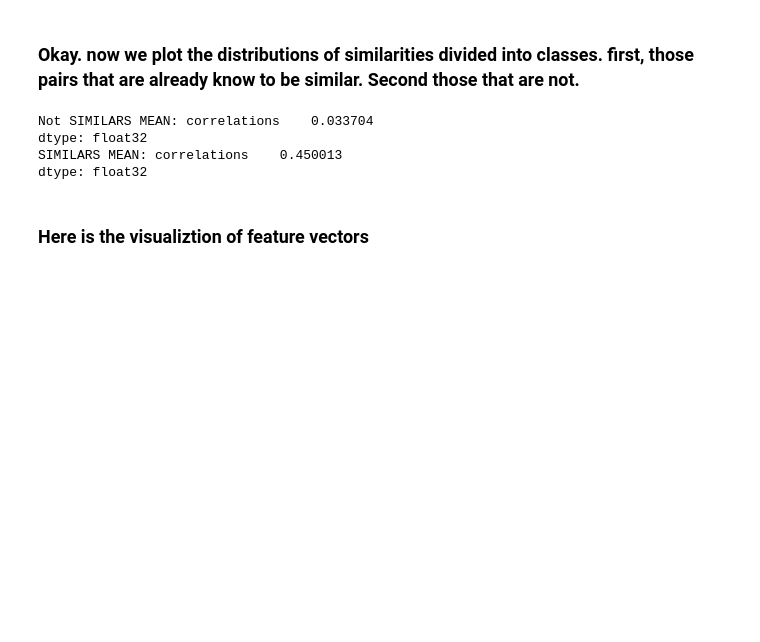
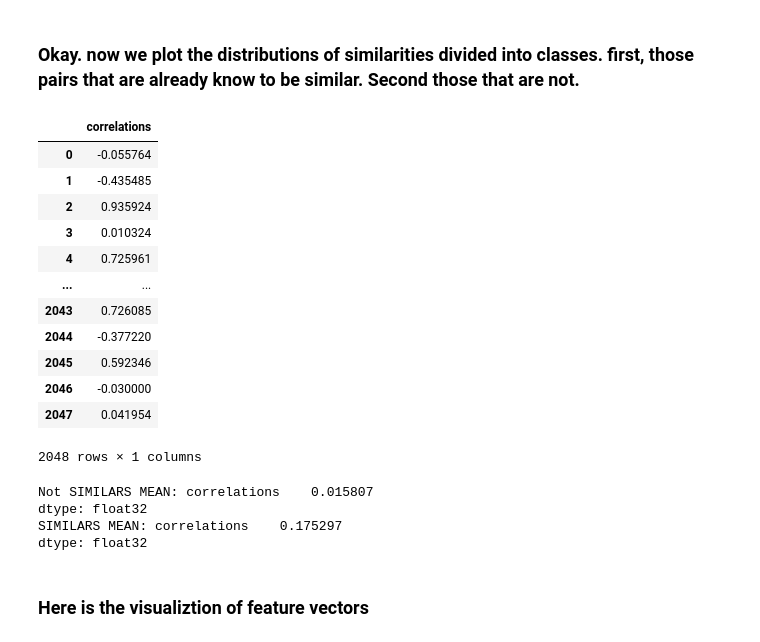
Before and after one commit to MohammadKhodadad/Single_Cell_Perturbation_analysis, a Jupyter notebook: notebooks/VAE_on_Single_Cell_perturabation_and_Evaluation.ipynb, the cells around one changed output. Drawn from its saved outputs; the diff is of its cells as text; code cells hidden in the pictures; blank space fills up the shorter version.

```diff
--- a/notebooks/VAE_on_Single_Cell_perturabation_and_Evaluation.ipynb
+++ b/notebooks/VAE_on_Single_Cell_perturabation_and_Evaluation.ipynb
@@ -17,7 +17,9 @@ import torch.nn.functional as F
 from torch.utils.data import Dataset, DataLoader
 from sklearn.metrics import accuracy_score, precision_recall_fscore_support
 # %%
-download_file('https://plus.figshare.com/ndownloader/files/35775512','35775512.h5ad')
-adata_orig = sc.read_h5ad("35775512.h5ad")
+# download_file('https://plus.figshare.com/ndownloader/files/35775512','35775512.h5ad')
+# adata_orig = sc.read_h5ad("35775512.h5ad")
+download_file('https://plus.figshare.com/ndownloader/files/35773217','35773217.h5ad')
+adata_orig = sc.read_h5ad("35773217.h5ad")
 adata_orig.X[adata_orig.X == float("inf")]=0
 # %% [output]
@@ -46,9 +48,9 @@ dataset=X_dataset(adata_orig)
 train_loader=DataLoader(dataset,batch_size=32,shuffle=True)
 # %%
 device = torch.device('cuda' if torch.cuda.is_available() else 'cpu')
-autoencoder=VariationalAutoencoder(dataset[0]['x'].shape[0],20,1e-9,512,device)
+autoencoder=VariationalAutoencoder(dataset[0]['x'].shape[0],32,1e-11,1024,device)
 opt = torch.optim.Adam(autoencoder.parameters(),lr=0.001)
 loss_fn=torch.nn.MSELoss()
 # %%
-train(autoencoder,opt,loss_fn,train_loader,None,device,100)
+train(autoencoder,opt,loss_fn,train_loader,None,device,500)
 # %% [output]
@@ -126,6 +128,22 @@ def visualize_recal_vs_quantile():
 visualize_recal_vs_quantile()
 # %% [markdown]
 ### Okay. now we plot the distributions of similarities divided into classes. first, those pairs that are already know to be similar. Second those that are not.
+# %%
+cos_sim_f_flatten1
+# %% [output]
+|  | correlations |
+| 0 | -0.055764 |
+| 1 | -0.435485 |
+| 2 | 0.935924 |
+| 3 | 0.010324 |
+| 4 | 0.725961 |
+| ... | ... |
+| 2043 | 0.726085 |
+| 2044 | -0.377220 |
+| 2045 | 0.592346 |
+| 2046 | -0.030000 |
+| 2047 | 0.041954 |
+2048 rows × 1 columns
 # %%
 choice=np.random.choice(cos_sim_f_flatten1.shape[0], 2048)
 cos_sim_f_flatten1=cos_sim_f_flatten1[choice]
@@ -143,9 +161,9 @@ fig.show()
 print("Not SIMILARS MEAN:",cos_sim_f_flatten0.mean())
 print("SIMILARS MEAN:",cos_sim_f_flatten1.mean())
 # %% [output]
-Not SIMILARS MEAN: correlations    0.033704
+Not SIMILARS MEAN: correlations    0.015807
 dtype: float32
-SIMILARS MEAN: correlations    0.450013
+SIMILARS MEAN: correlations    0.175297
 dtype: float32
 # %% [markdown]
 ### Here is the visualiztion of feature vectors
```
Also changed, not shown: parts of 2 cells of this notebook, 1 other file.
